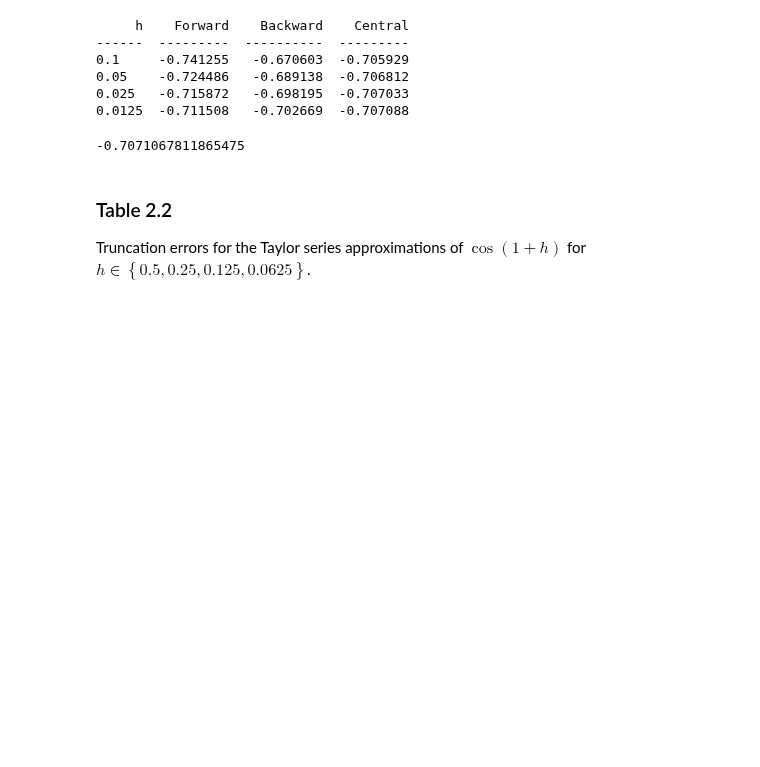
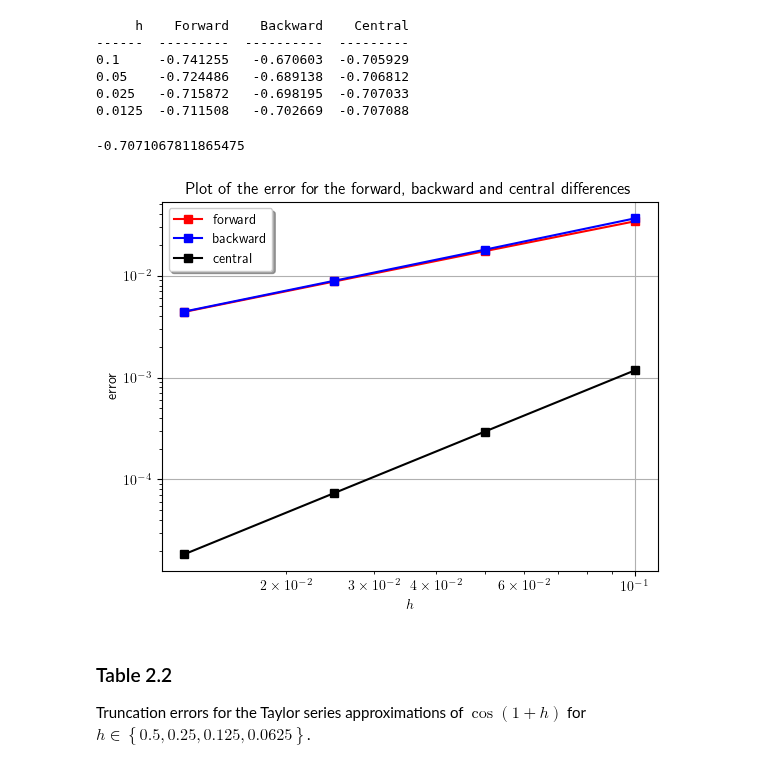
Before and after one commit to cpp-review-dune/python-pde, a Jupyter notebook: pde-book/notes-python.ipynb, the cells around one changed output. Drawn from its saved outputs; the diff is of its cells as text; code cells hidden in the pictures; blank space fills up the shorter version.

```diff
--- a/pde-book/notes-python.ipynb
+++ b/pde-book/notes-python.ipynb
@@ -418,6 +443,22 @@ print(tabulate(tabular_data=tabular, headers=header))  # TODO: As xarray.
 f_prime(x_0)
 # %% [output]
 -0.7071067811865475
+# %%
+error_forward = np.abs(f_prime(x_0) - forward)
+error_backward = np.abs(f_prime(x_0) - backward)
+error_central = np.abs(f_prime(x_0) - central)
+# %%
+fig, ax = plt.subplots()
+ax.loglog(h, error_forward, "rs-", label="forward")
+ax.loglog(h, error_backward, "bs-", label="backward")
+ax.loglog(h, error_central, "ks-", label="central")
+ax.set_xlabel(r"$h$")
+ax.set_ylabel(r"error")
+ax.set_title("Plot of the error for the forward, backward and central differences")
+ax.grid()
+legend = ax.legend(loc="best", shadow=True)
+# %% [output]
+[figure, added]
 # %% [markdown]
 ### Table 2.2
 
```
Also changed, not shown: parts of 18 cells of this notebook, 1 other file.
